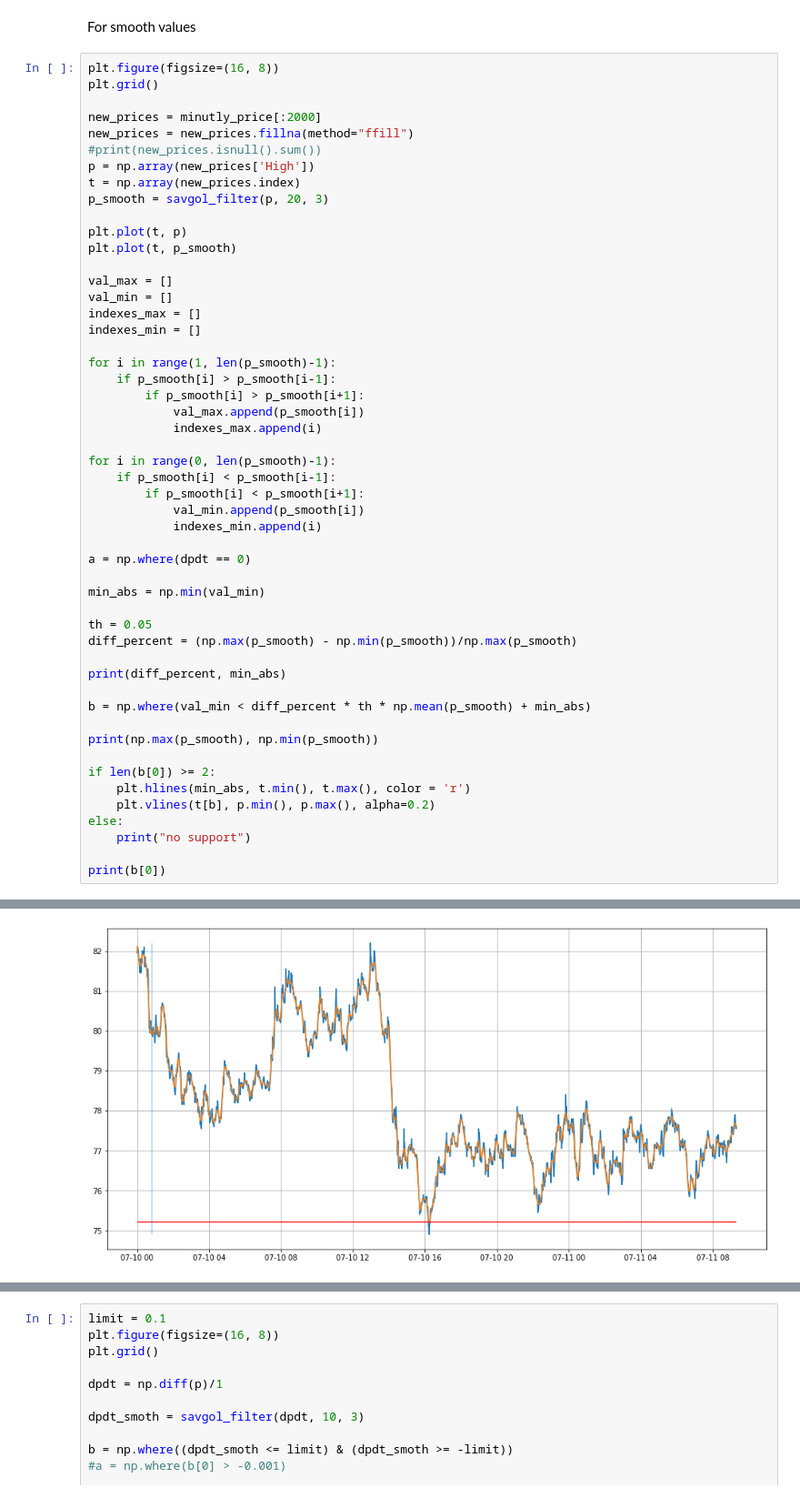
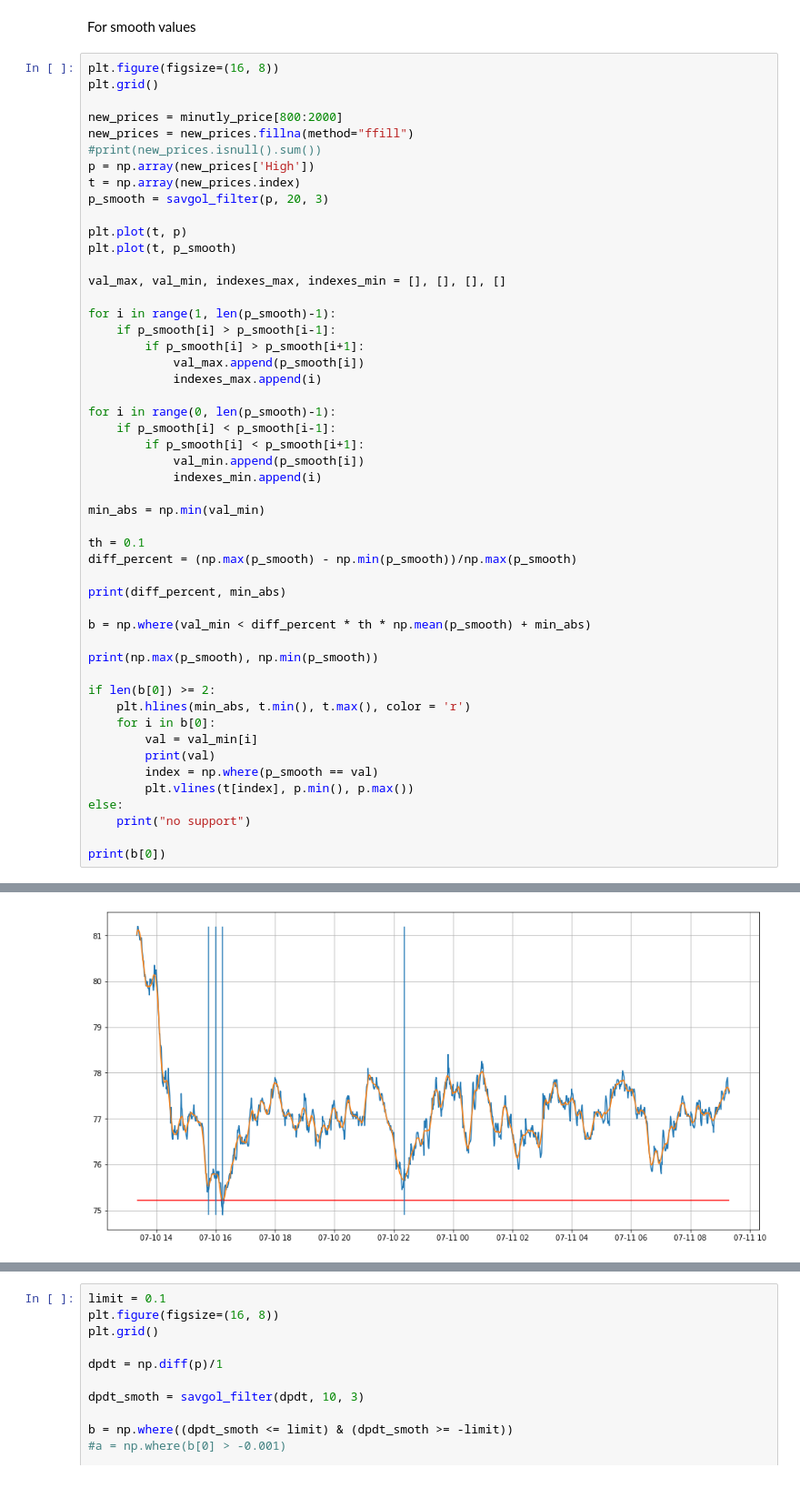
Before and after one commit to oskrivon/levelAnalyser, a Jupyter notebook: graph_display.ipynb, the cells around one changed output, grey strips where cells are left out. Shown: that part at 91% size. Cells and saved outputs as stored; diff of their text form.

```diff
--- a/graph_display.ipynb
+++ b/graph_display.ipynb
@@ -146,7 +146,7 @@ For smooth values
 plt.figure(figsize=(16, 8))
 plt.grid()
 
-new_prices = minutly_price[:2000]
+new_prices = minutly_price[800:2000]
 new_prices = new_prices.fillna(method="ffill")
 #print(new_prices.isnull().sum())
 p = np.array(new_prices['High'])
@@ -156,10 +156,7 @@ p_smooth = savgol_filter(p, 20, 3)
 plt.plot(t, p)
 plt.plot(t, p_smooth)
 
-val_max = []
-val_min = []
-indexes_max = []
-indexes_min = []
+val_max, val_min, indexes_max, indexes_min = [], [], [], []
 
 for i in range(1, len(p_smooth)-1):
     if p_smooth[i] > p_smooth[i-1]:
@@ -173,11 +170,9 @@ for i in range(0, len(p_smooth)-1):
             val_min.append(p_smooth[i])
             indexes_min.append(i)
 
-a = np.where(dpdt == 0)
-
 min_abs = np.min(val_min)
 
-th = 0.05
+th = 0.1
 diff_percent = (np.max(p_smooth) - np.min(p_smooth))/np.max(p_smooth)
 
 print(diff_percent, min_abs)
@@ -188,7 +183,11 @@ print(np.max(p_smooth), np.min(p_smooth))
 
 if len(b[0]) >= 2:
     plt.hlines(min_abs, t.min(), t.max(), color = 'r')
-    plt.vlines(t[b], p.min(), p.max(), alpha=0.2)
+    for i in b[0]:
+        val = val_min[i]
+        print(val)
+        index = np.where(p_smooth == val)
+        plt.vlines(t[index], p.min(), p.max())
 else:
     print("no support")
 
@@ -200 +203 @@ print(b[0])
-[figure, old version]
+[figure, new version]
```
Also changed, not shown: parts of 3 cells of this notebook.
